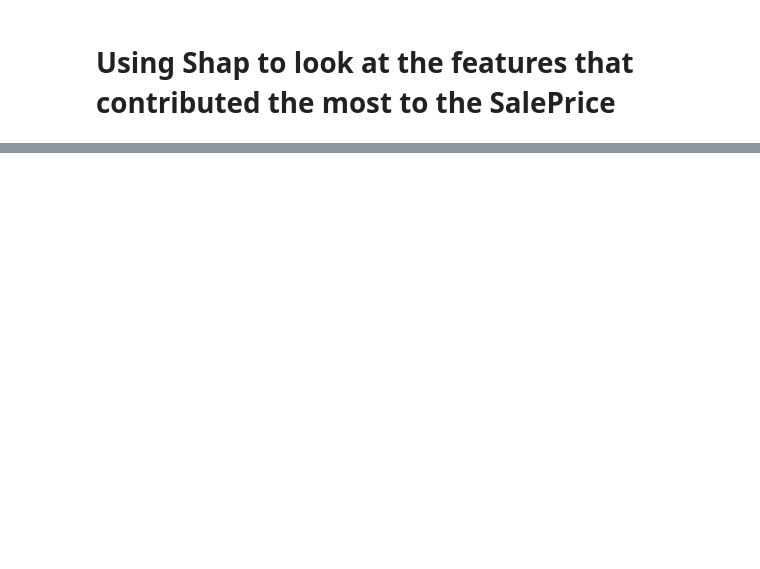
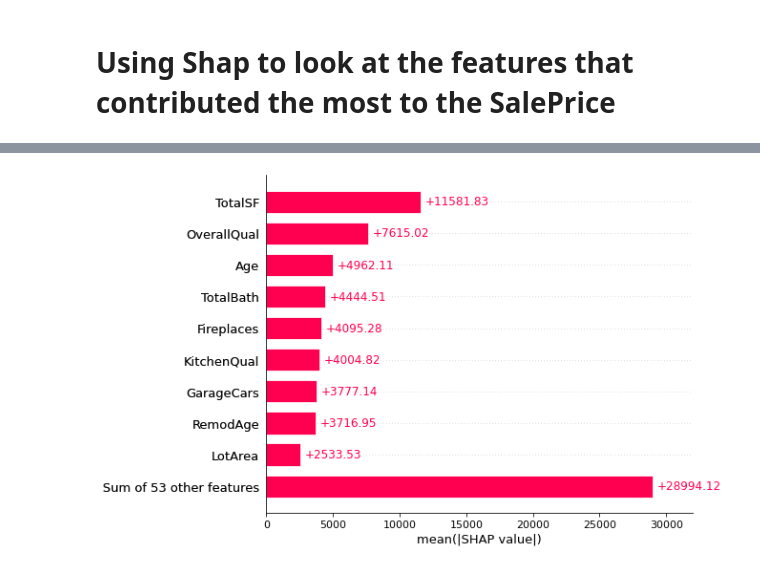
Before and after one commit to jasonphillip/Ames_Housing_ML_Project, a Jupyter notebook: models/Random_forest_model.ipynb, the cells around one changed output, grey strips where cells are left out. Cells and saved outputs as stored; diff of their text form; code cells hidden in the pictures; blank space fills up the shorter version.

```diff
--- a/models/Random_forest_model.ipynb
+++ b/models/Random_forest_model.ipynb
@@ -488,0 +526,4 @@ shap.plots.waterfall(shap_values_instance[0])
+# %%
+shap.plots.bar(shap_values)
+# %% [output]
+[figure, added]
```
Also changed, not shown: parts of 23 cells of this notebook.
